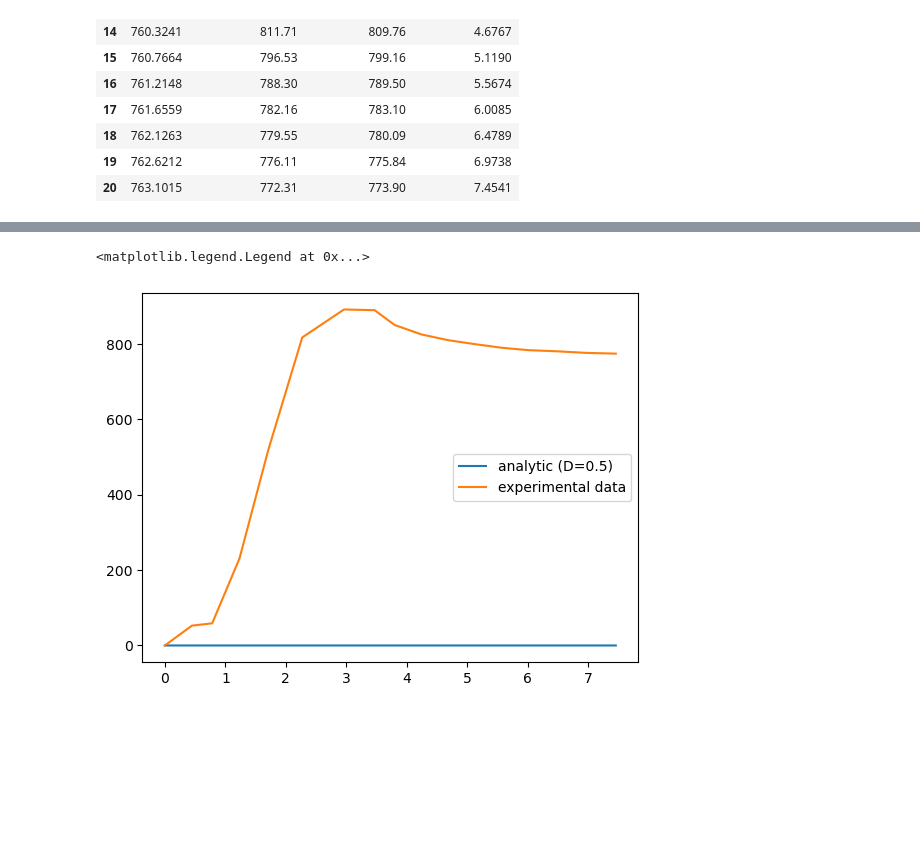
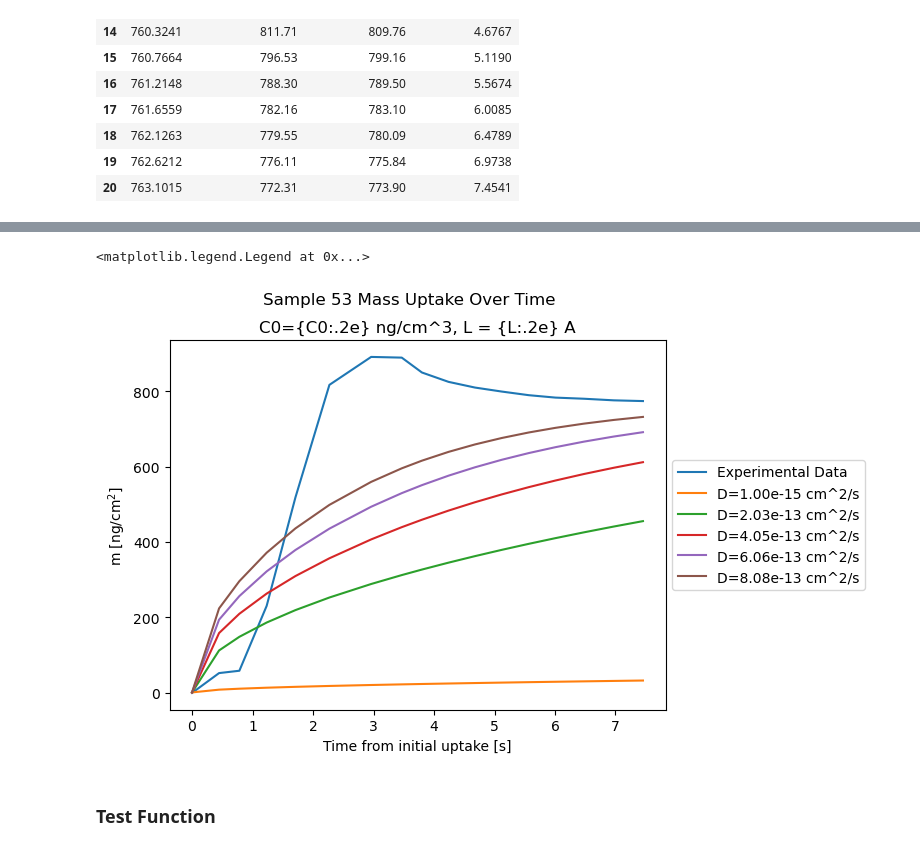
Before and after one commit to william-dove/Diffusion-Modeling, a Jupyter notebook: DopantUptake.ipynb, the cells around one changed output, grey strips where cells are left out. Saved outputs shown, nothing was run; the diff lists cells and outputs as text; code cells hidden in the pictures; blank space fills up the shorter version.

Commit message:
Fixed initial concentration and D values, constant-D uptake curves still dont fit

```diff
--- a/DopantUptake.ipynb
+++ b/DopantUptake.ipynb
@@ -8,8 +9,8 @@ import numpy as np
 # %% [markdown]
 ## Importing Data
 # %%
-dir = "./data/DopantUptake/DopantUptake/Data"
-samples = [os.path.join(dir, sample) for sample in os.listdir(dir)]
+data_dir = "./data/DopantUptake/DopantUptake/Data"
+samples = [os.path.join(data_dir, sample) for sample in os.listdir(data_dir)]
 
 
 sample_dfs = {}
@@ -458,14 +459,14 @@ def an_uptake(C0, D, L, times, Nx=500, M=500):
     Computes the analytic solution to the diffusion equation for the given boundary and initial conditions.
     Computes the mass uptake at all times in the input vector t for comparison.
 
-    C0: Initial concentration of the solvent drop [any units]
-    D: Diffusion coefficient [cm2/s]
+    C0: Initial concentration of the solvent drop [ng/cm^3]
+    D: Diffusion coefficient [cm^2/s]
     L: Film thickness [cm]
     times: different time points [s]
     '''
 
-    x = np.linspace(0, L, Nx)
-    dx = L/Nx
+    x = np.linspace(0, L, Nx) # [cm]
+    dx = L/Nx  # [cm]
 
     uptakes = []
 
@@ -478,7 +479,7 @@ def an_uptake(C0, D, L, times, Nx=500, M=500):
             a_m = -(2*C0) / (L*np.sqrt(lambda_m))
             C += a_m*np.sin(np.sqrt(lambda_m)*x)*np.exp(-D*lambda_m*t)
 
-        uptakes.append( np.sum(C*dx) )
+        uptakes.append( np.sum(C*dx) ) # [ng/cm^2]
 
     return uptakes
 
@@ -699,0 +717,7 @@ m_an_2
+# %%
+m_an = {}
+
+for D in np.linspace(1e-15, 1e-12, 100):
+    m_an[D] = an_uptake(C0, D, L, times)
+
+m_an
@@ -700,8 +770,20 @@ m_an_2
 # %%
-plt.plot(times, m_an_2, label='analytic (D=0.5)')
-plt.plot(times, m_exp, label='experimental data')
+plt.plot(times, m_exp, label='Experimental Data')
 
-plt.legend()
+for D, uptake in list(m_an.items())[::20]:
+
+    plt.plot(times, uptake, label=f'D={D:.2e} cm^2/s')
+
+
+plt.xlabel('Time from initial uptake [s]')
+plt.ylabel('m [ng/cm$^2$]')
+
+plt.suptitle('Sample 53 Mass Uptake Over Time')
+plt.title('C0={C0:.2e} ng/cm^3, L = {L:.2e} A')
+
+plt.legend(loc="center left", bbox_to_anchor=(1, 0.5))
 # %% [output]
 <matplotlib.legend.Legend at 0x...>
-[figure, old version]
+[figure, new version]
+# %% [markdown]
+### Test Function
```
Also changed, not shown: parts of 12 cells of this notebook.
